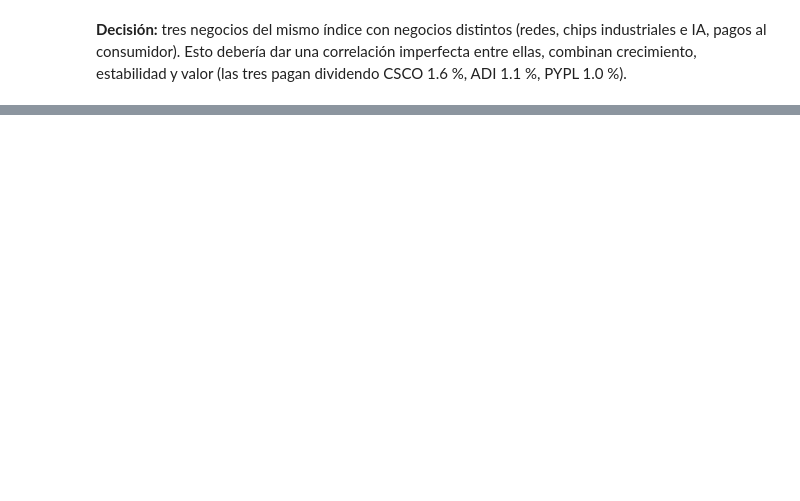
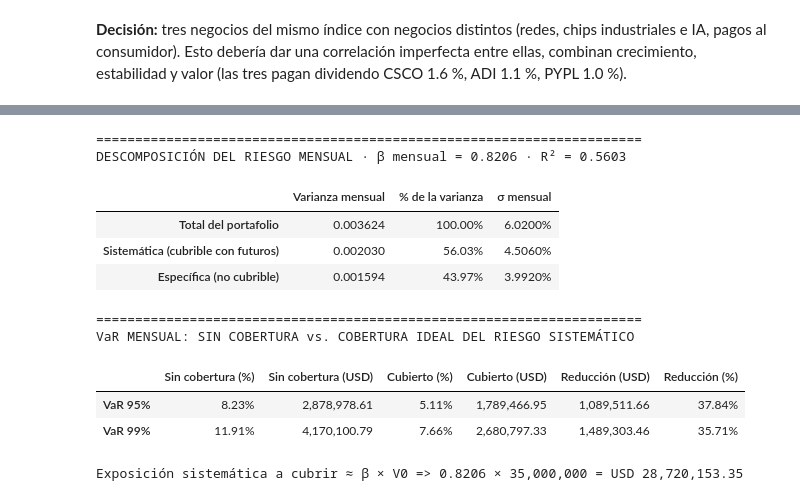
Before and after one commit to Juancho-00/laboratorio-2-derivados, a Jupyter notebook: notebooks/01_portafolio.ipynb, the cells around one changed output, grey strips where cells are left out. Saved outputs shown, nothing was run; the diff lists cells and outputs as text; code cells hidden in the pictures; blank space fills up the shorter version.

```diff
--- a/notebooks/01_portafolio.ipynb
+++ b/notebooks/01_portafolio.ipynb
@@ -471,0 +483,43 @@ Un solo mes adverso al 95 % borraría más de seis meses de ganancia esperada. E
+# %%
+r_ndx_m = r_m["^NDX"]                                   # retornos log mensuales del Nasdaq-100
+
+beta_m = rp_m.cov(r_ndx_m) / r_ndx_m.var()             # β = Cov(rp, rm) / Var(rm) (preliminar, mensual)
+R2 = rp_m.corr(r_ndx_m) ** 2                            # R² = ρ²: fracción de la varianza explicada por el índice
+sig_sis = np.sqrt(R2) * sig_m                           # σ sistemática (= β · σ_NDX)
+sig_esp = np.sqrt(1 - R2) * sig_m                       # σ específica (σ_ε): lo que la cobertura no elimina
+
+descomp = pd.DataFrame({
+    "Varianza mensual": [sig_m**2, sig_sis**2, sig_esp**2],
+    "% de la varianza": [1, R2, 1 - R2],
+    "σ mensual": [sig_m, sig_sis, sig_esp],
+}, index=["Total del portafolio", "Sistemática (cubrible con futuros)", "Específica (no cubrible)"])
+print(f"{'=' * 70}\nDESCOMPOSICIÓN DEL RIESGO MENSUAL · β mensual = {beta_m:.4f} · R² = {R2:.4f}")
+display(descomp.style.format({"Varianza mensual": "{:.6f}", "% de la varianza": "{:.2%}", "σ mensual": "{:.4%}"}))
+
+comp = {}                                               # VaR sin cobertura vs. con cobertura ideal
+for c in [0.95, 0.99]:
+    z = norm.ppf(c)
+    var_sin = 1 - np.exp(mu_m - z * sig_m)              # con todo el riesgo
+    var_con = 1 - np.exp(mu_m - z * sig_esp)            # solo con riesgo específico (cobertura perfecta)
+    comp[f"VaR {c:.0%}"] = {"Sin cobertura (%)": var_sin, "Sin cobertura (USD)": V0 * var_sin,
+                            "Cubierto (%)": var_con, "Cubierto (USD)": V0 * var_con,
+                            "Reducción (USD)": V0 * (var_sin - var_con), "Reducción (%)": 1 - var_con / var_sin}
+comp = pd.DataFrame(comp).T
+comp.to_csv(PROC / "var_cubierto_vs_sin.csv")
+print(f"{'=' * 70}\nVaR MENSUAL: SIN COBERTURA vs. COBERTURA IDEAL DEL RIESGO SISTEMÁTICO")
+display(comp.style.format("{:,.2f}", subset=["Sin cobertura (USD)", "Cubierto (USD)", "Reducción (USD)"])
+            .format("{:.2%}", subset=["Sin cobertura (%)", "Cubierto (%)", "Reducción (%)"]))
+print(f"Exposición sistemática a cubrir ≈ β × V0 => {beta_m:.4f} × {V0:,.0f} = USD {beta_m * V0:,.2f}")
+# %% [output]
+======================================================================
+DESCOMPOSICIÓN DEL RIESGO MENSUAL · β mensual = 0.8206 · R² = 0.5603
+|  | Varianza mensual | % de la varianza | σ mensual |
+| Total del portafolio | 0.003624 | 100.00% | 6.0200% |
+| Sistemática (cubrible con futuros) | 0.002030 | 56.03% | 4.5060% |
+| Específica (no cubrible) | 0.001594 | 43.97% | 3.9920% |
+======================================================================
+VaR MENSUAL: SIN COBERTURA vs. COBERTURA IDEAL DEL RIESGO SISTEMÁTICO
+|  | Sin cobertura (%) | Sin cobertura (USD) | Cubierto (%) | Cubierto (USD) | Reducción (USD) | Reducción (%) |
+| VaR 95% | 8.23% | 2,878,978.61 | 5.11% | 1,789,466.95 | 1,089,511.66 | 37.84% |
+| VaR 99% | 11.91% | 4,170,100.79 | 7.66% | 2,680,797.33 | 1,489,303.46 | 35.71% |
+Exposición sistemática a cubrir ≈ β × V0 => 0.8206 × 35,000,000 = USD 28,720,153.35
```
Also changed, not shown: parts of 36 cells of this notebook, 8 other files.
